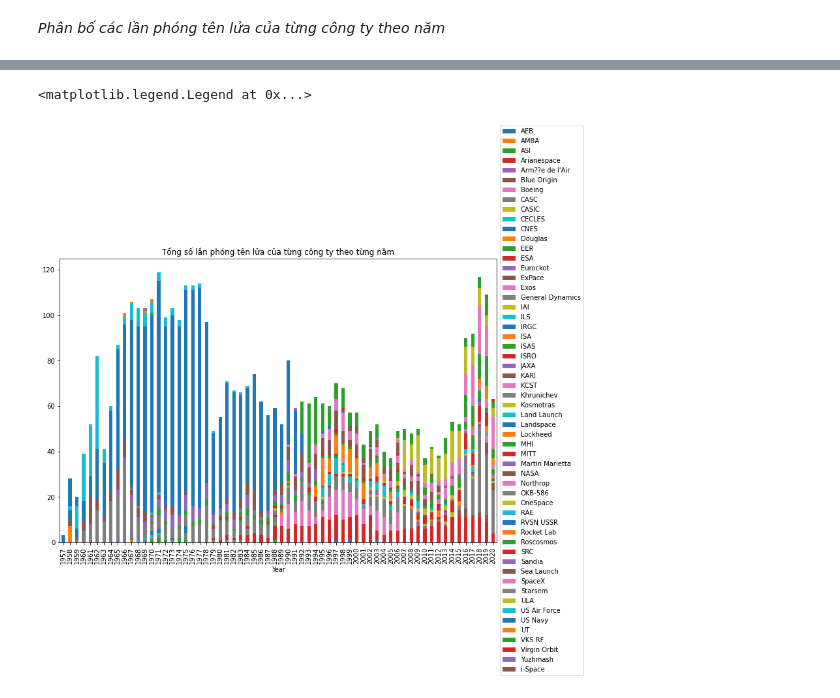
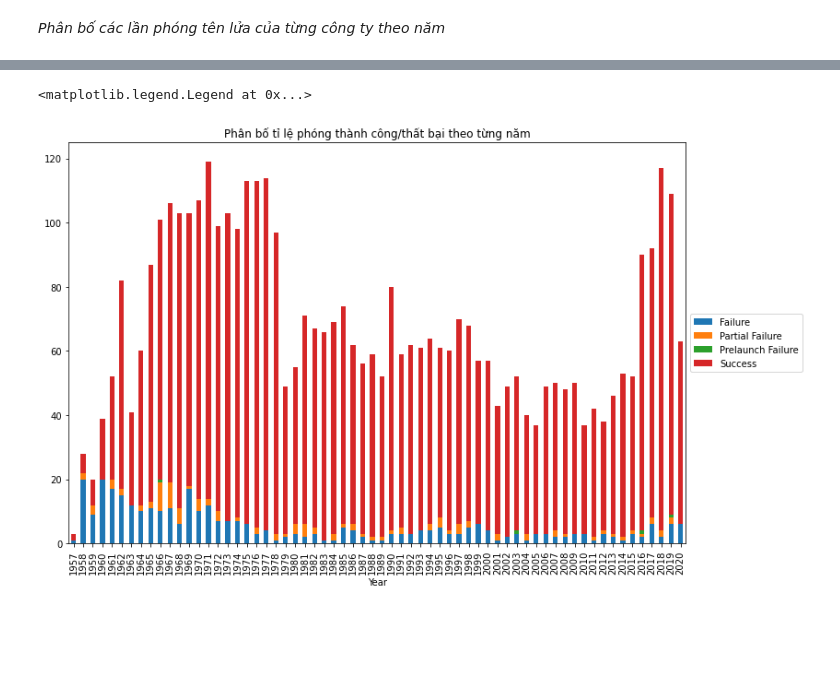
Before and after one commit to Shiro-TT/Data-Science-programing, a Jupyter notebook: 1712782-DaoThanhThien.ipynb, the cells around one changed output, grey strips where cells are left out. Cells and saved outputs as stored; diff of their text form; code cells hidden in the pictures; blank space fills up the shorter version.

```diff
--- a/1712782-DaoThanhThien.ipynb
+++ b/1712782-DaoThanhThien.ipynb
@@ -40,8 +118,0 @@ df['Month'] = pd.to_datetime(df['Datum']).dt.month
-# %%
-#Dữ liệu có các Location là tên khu vực không rõ ràng, ta chuyển về quốc gia đúng của nó
-df['Country'] = df['Country'].replace('Shahrud Missile Test Site', 'Iran')
-df['Country'] = df['Country'].replace('New Mexico', 'USA')
-df['Country'] = df['Country'].replace('Pacific Missile Range Facility', 'USA')
-df['Country'] = df['Country'].replace('Gran Canaria', 'USA')
-df['Country'] = df['Country'].replace('Yellow Sea', 'China')
-df['Country'] = df['Country'].replace('Barents Sea', 'Russia')
@@ -47,0 +121,8 @@ df['Country'] = df['Country'].replace('Barents Sea', 'Russia')
+# %%
+df['Weekday'] = df['Weekday'].replace(0, 'Monday')
+df['Weekday'] = df['Weekday'].replace(1, 'Tuesday')
+df['Weekday'] = df['Weekday'].replace(2, 'Wednesday')
+df['Weekday'] = df['Weekday'].replace(3, 'Thursday')
+df['Weekday'] = df['Weekday'].replace(4, 'Friday')
+df['Weekday'] = df['Weekday'].replace(5, 'Saturday')
+df['Weekday'] = df['Weekday'].replace(6, 'Sunday')
@@ -103,7 +338,7 @@ dataComCount.plot.bar(title='Phân bố địa điểm phóng tên lửa')
 # %%
-df1 = df.groupby(['Year','Company Name'])['Year'].count().unstack('Company Name').fillna(0)
-df1[df1.columns].plot(title='Tổng số lần phóng tên lửa của từng công ty theo từng năm',
-                      kind='bar', stacked=True,figsize=(12, 8)).legend(loc='center left',bbox_to_anchor=(1.0, 0.5))
+df2 = df.groupby(['Year','Status Mission'])['Year'].count().unstack('Status Mission').fillna(0)
+df2[df2.columns].plot(title='Phân bố tỉ lệ phóng thành công/thất bại theo từng năm',
+                      kind='bar', stacked=True,figsize=(12,8)).legend(loc='center left',bbox_to_anchor=(1.0, 0.5))
 # %% [output]
 <matplotlib.legend.Legend at 0x...>
-[figure, old version]
+[figure, new version]
```
Also changed, not shown: parts of 69 cells of this notebook.
